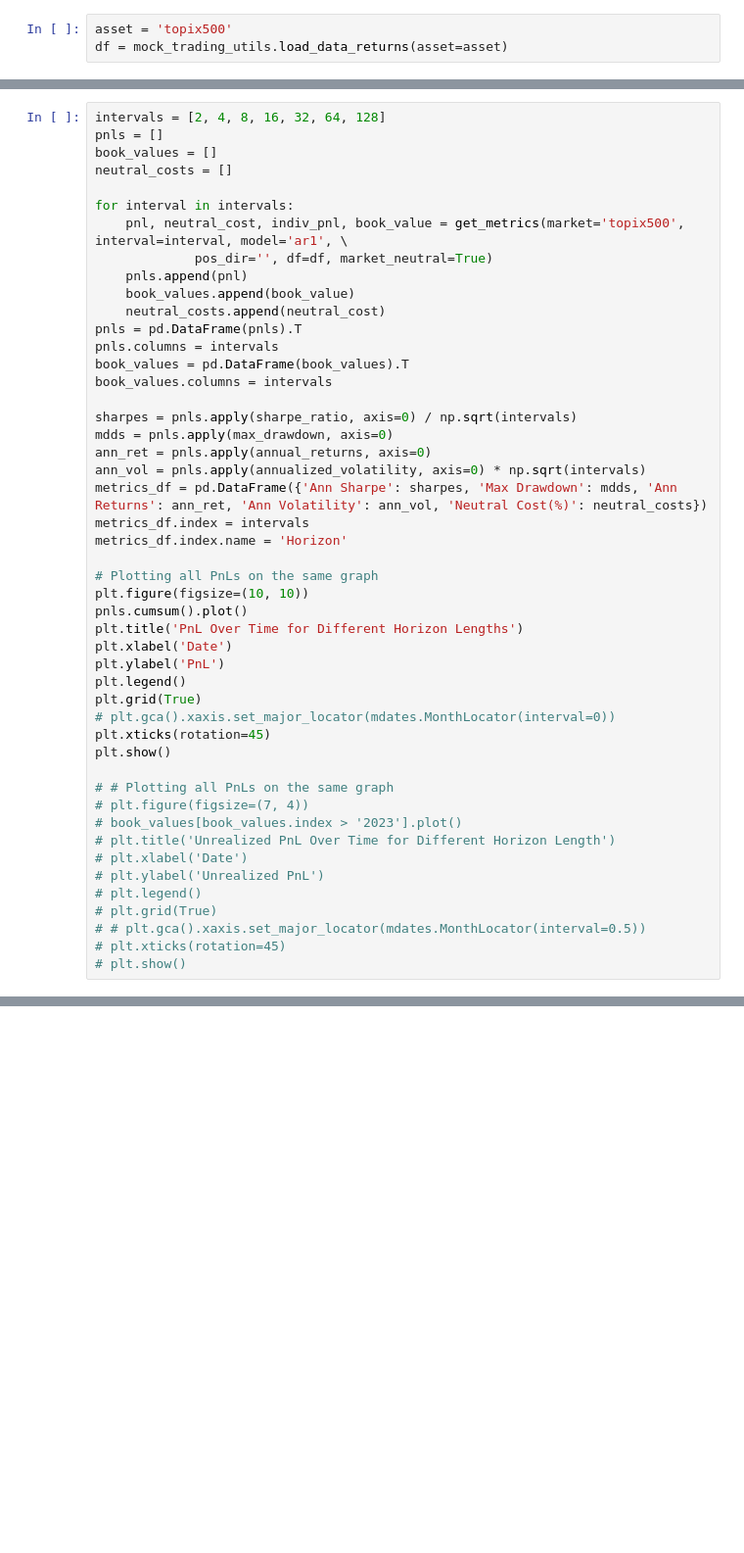
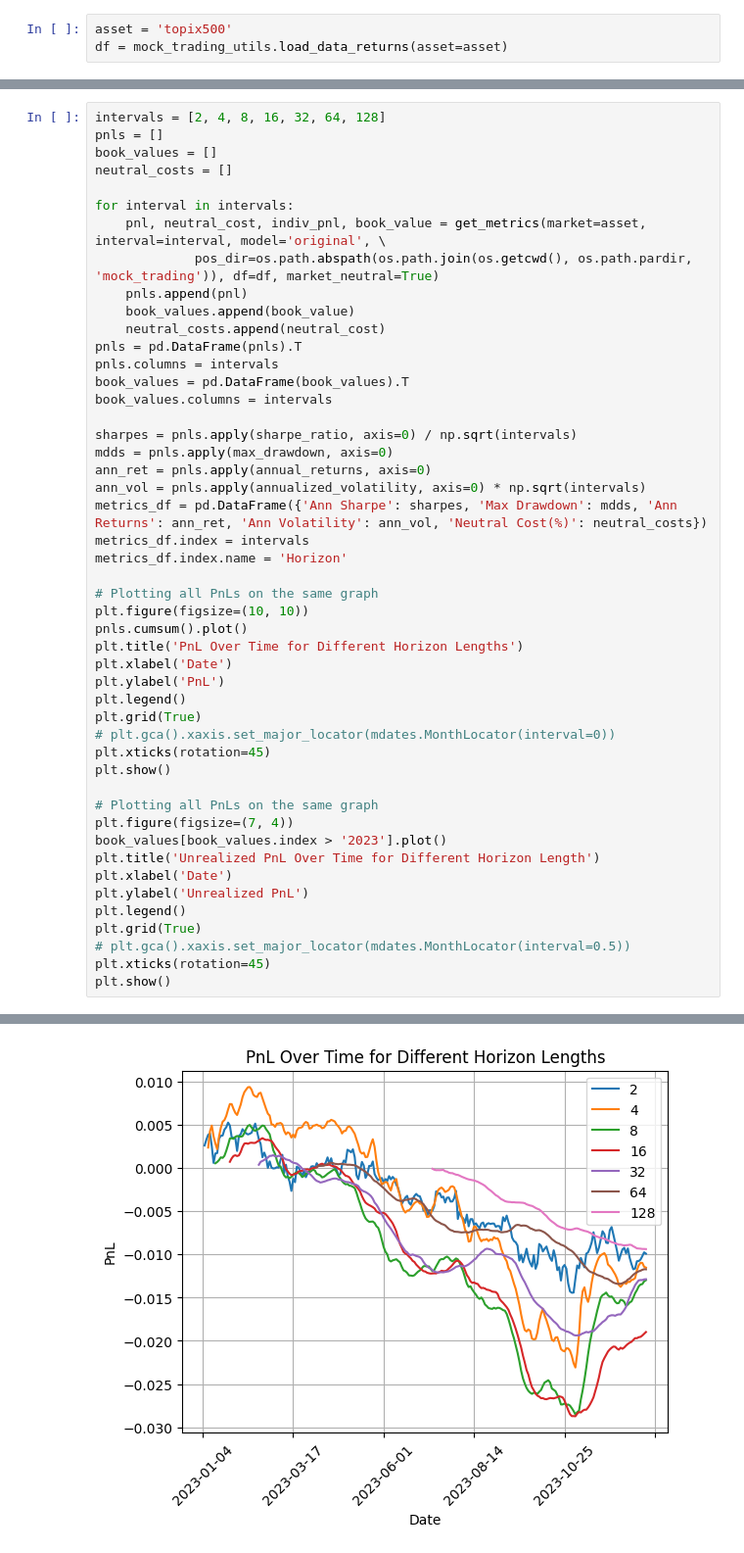
Before and after one commit to pfnet-research/timesfm_fin, a Jupyter notebook: src/mock_trading.ipynb, the cells around one changed output, grey strips where cells are left out. Shown: that part at 98% size. Saved outputs shown, nothing was run; the diff lists cells and outputs as text; blank space fills up the shorter version.

Commit message:
modified mock trading to adjust for returns computation

```diff
--- a/src/mock_trading.ipynb
+++ b/src/mock_trading.ipynb
@@ -131,8 +135,8 @@ book_values = []
 neutral_costs = []
 
 for interval in intervals:
-    pnl, neutral_cost, indiv_pnl, book_value = get_metrics(market='topix500', interval=interval, model='ar1', \
-             pos_dir='', df=df, market_neutral=True)
+    pnl, neutral_cost, indiv_pnl, book_value = get_metrics(market=asset, interval=interval, model='original', \
+             pos_dir=os.path.abspath(os.path.join(os.getcwd(), os.path.pardir, 'mock_trading')), df=df, market_neutral=True)
     pnls.append(pnl)
     book_values.append(book_value)
     neutral_costs.append(neutral_cost)
@@ -161,14 +165,15 @@ plt.grid(True)
 plt.xticks(rotation=45)
 plt.show()
 
-# # Plotting all PnLs on the same graph
-# plt.figure(figsize=(7, 4))
-# book_values[book_values.index > '2023'].plot()
-# plt.title('Unrealized PnL Over Time for Different Horizon Length')
-# plt.xlabel('Date')
-# plt.ylabel('Unrealized PnL')
-# plt.legend()
-# plt.grid(True)
-# # plt.gca().xaxis.set_major_locator(mdates.MonthLocator(interval=0.5))
-# plt.xticks(rotation=45)
-# plt.show()
+# Plotting all PnLs on the same graph
+plt.figure(figsize=(7, 4))
+book_values[book_values.index > '2023'].plot()
+plt.title('Unrealized PnL Over Time for Different Horizon Length')
+plt.xlabel('Date')
+plt.ylabel('Unrealized PnL')
+plt.legend()
+plt.grid(True)
+# plt.gca().xaxis.set_major_locator(mdates.MonthLocator(interval=0.5))
+plt.xticks(rotation=45)
+plt.show()
+# %% [output]
@@ -174,0 +181 @@ plt.show()
+[figure, added]
```
Also changed, not shown: parts of 4 cells of this notebook, 3 other files.
